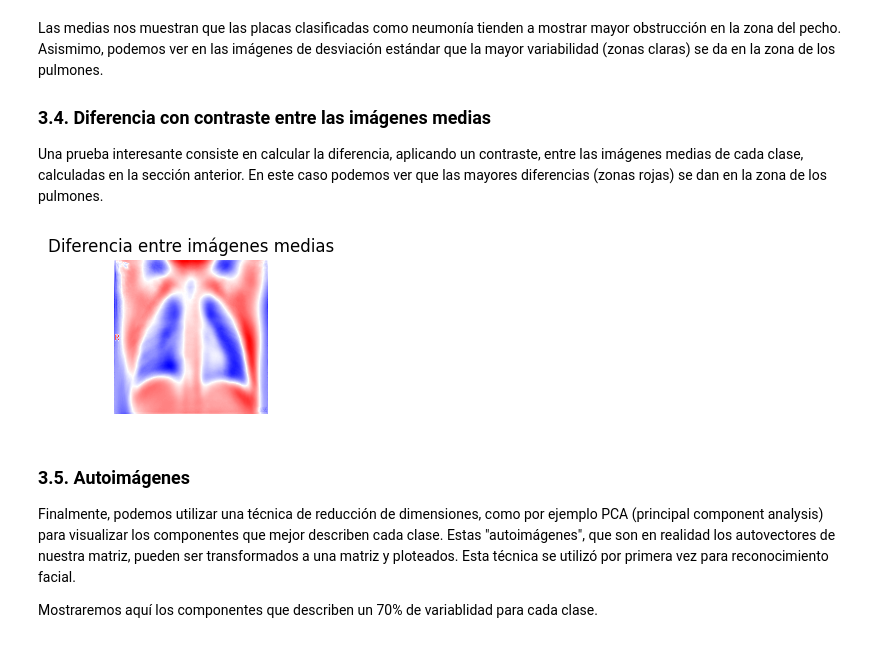
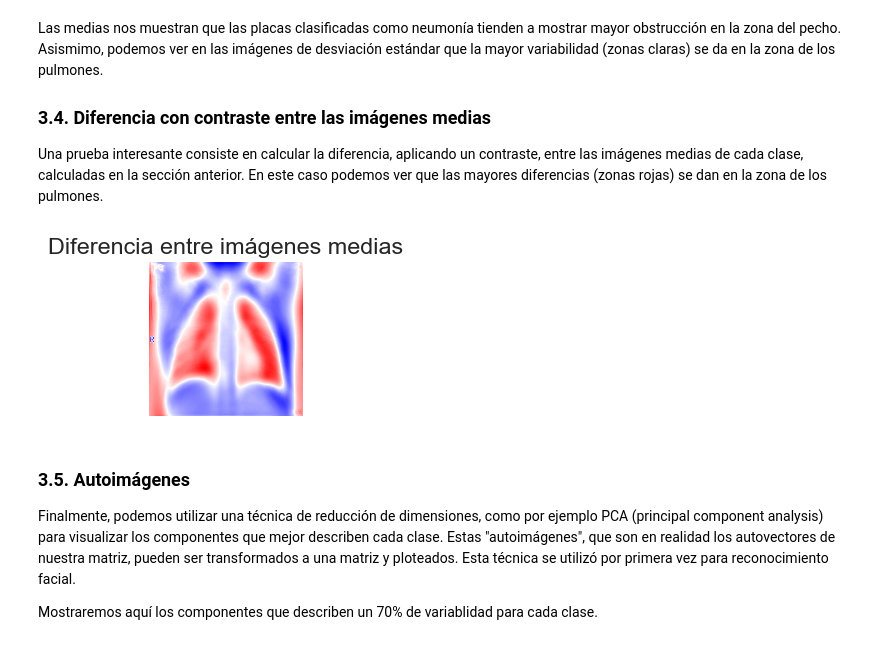
Before and after one commit to juanmg0511/7566-TP-Final, a Jupyter notebook: notebooks/mergeado-split-3-final.ipynb, the cells around one changed output. Drawn from its saved outputs; the diff is of its cells as text; code cells hidden in the pictures.

```diff
--- a/notebooks/mergeado-split-3-final.ipynb
+++ b/notebooks/mergeado-split-3-final.ipynb
@@ -252,15 +252,15 @@ Las medias nos muestran que las placas clasificadas como neumonía tienden a mos
 Una prueba interesante consiste en calcular la diferencia, aplicando un contraste, entre las imágenes medias de cada clase, calculadas en la sección anterior. En este caso podemos ver que las mayores diferencias (zonas rojas) se dan en la zona de los pulmones.
 # %%
 # Difrencia con contraste para ambos caos
-contrast_mean = norm_mean - pneu_mean
+contrast_mean = pneu_mean - norm_mean
 
 plt.figure(figsize=(2,2))
 plt.imshow(contrast_mean, cmap='bwr')
 plt.title('Diferencia entre imágenes medias')
 plt.axis('off')
 plt.show()
 # %% [output]
-[figure, old version]
+[figure, new version]
 # %% [markdown]
 ### 3.5. Autoimágenes
 
```
Also changed, not shown: parts of 1 cell of this notebook.
